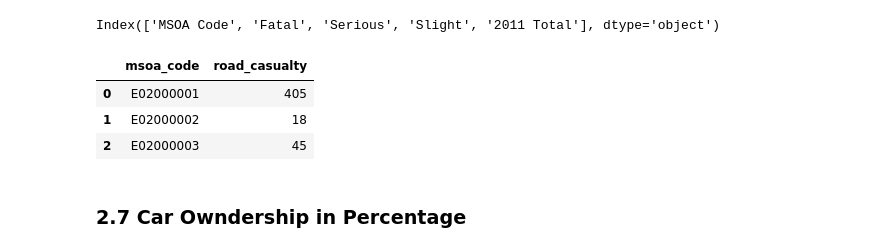
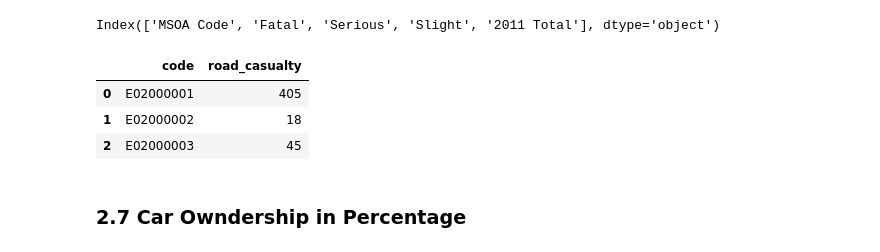
Before and after one commit to ZacharyP-E/qm_group25, a Jupyter notebook: qm_group_code.ipynb, the cells around one changed output. Drawn from its saved outputs; the diff is of its cells as text; code cells hidden in the pictures.

```diff
--- a/qm_group_code.ipynb
+++ b/qm_group_code.ipynb
@@ -335,12 +344,12 @@ road_casualty.columns
 # %% [output]
 Index(['MSOA Code', 'Fatal', 'Serious', 'Slight', '2011 Total'], dtype='object')
 # %%
-road_casualty.rename(columns = {'MSOA Code':'msoa_code','2011 Total':'road_casualty'},inplace = True)
+road_casualty.rename(columns = {'MSOA Code':'code','2011 Total':'road_casualty'},inplace = True)
 # %%
-road_casualty = road_casualty[['msoa_code','road_casualty']]
+road_casualty = road_casualty[['code','road_casualty']]
 road_casualty.head(3)
 # %% [output]
-|  | msoa_code | road_casualty |
+|  | code | road_casualty |
 | 0 | E02000001 | 405 |
 | 1 | E02000002 | 18 |
 | 2 | E02000003 | 45 |
```
Also changed, not shown: parts of 31 cells of this notebook.
